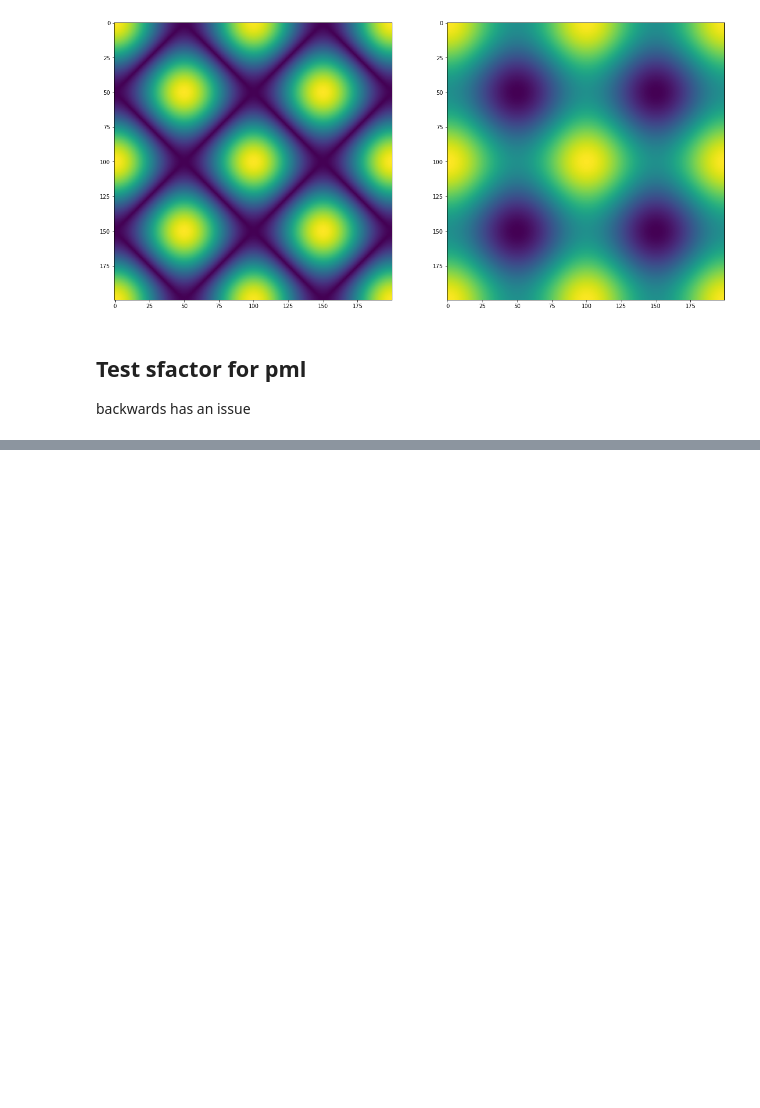
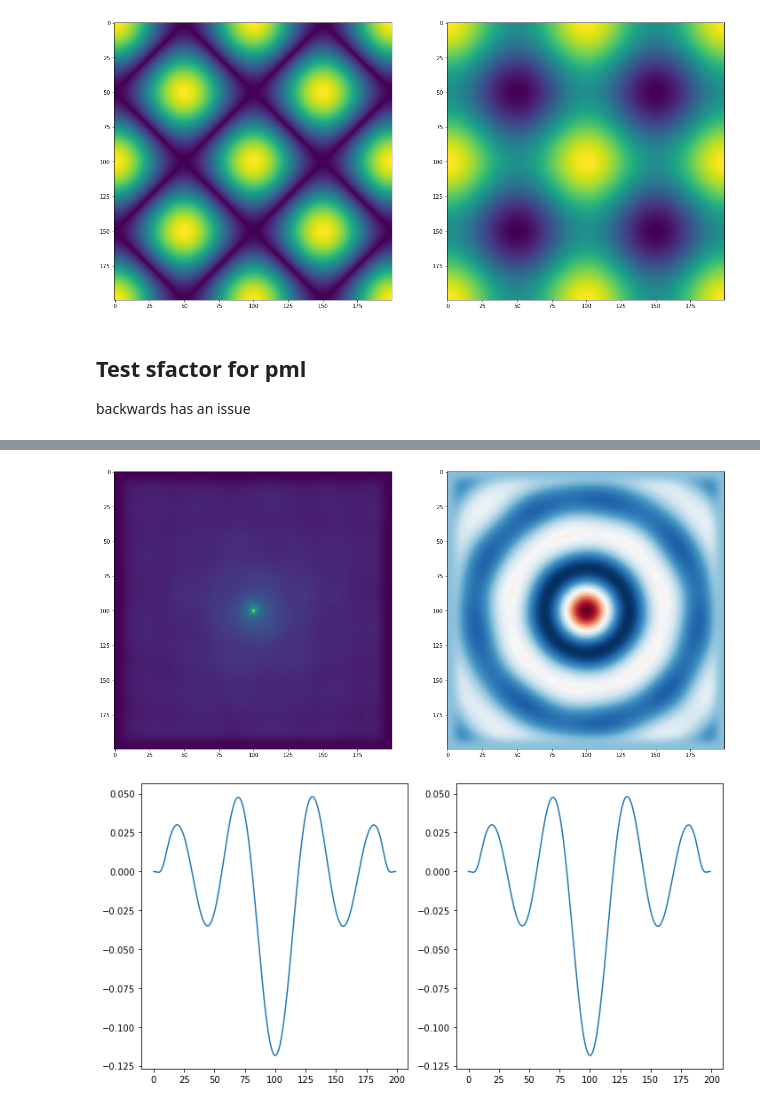
Before and after one commit to zhaonat/fdfd-armadillo, a Jupyter notebook: notebooks/test_armadillo.ipynb, the cells around one changed output, grey strips where cells are left out. Drawn from its saved outputs; the diff is of its cells as text; code cells hidden in the pictures; blank space fills up the shorter version.

```diff
--- a/notebooks/test_armadillo.ipynb
+++ b/notebooks/test_armadillo.ipynb
@@ -78,0 +123,33 @@ print(sfact)
+# %%
+filename = 'pml_test_hz.csv'
+import csv
+
+processed = [];
+with open(filename, 'r') as f:
+    lines = ' '.join([s.replace(',', '.') for s in f.readlines()])
+    #print(lines.split())
+
+    for i in lines.split():
+        i = i.replace('i','j')
+        processed.append(complex(i));
+processed = np.array(processed)
+processed = np.reshape(processed, (200,200))
+
+plt.figure(figsize = (20,10))
+plt.subplot(121)
+plt.imshow(abs(processed))
+plt.subplot(122)
+plt.imshow(np.real(processed), cmap = 'RdBu')
+
+plt.show();
+
+## values at end should terminate at 0, but they don't so the pml is fucked
+plt.figure(figsize = (10,5))
+plt.subplot(121)
+plt.plot(np.real(processed[:,100]))
+plt.subplot(122)
+plt.plot(np.real(processed[100,:]))
+plt.tight_layout();
+# %% [output]
+[figure, added]
+[figure, added]
```
Also changed, not shown: parts of 5 cells of this notebook, 35 other files.
